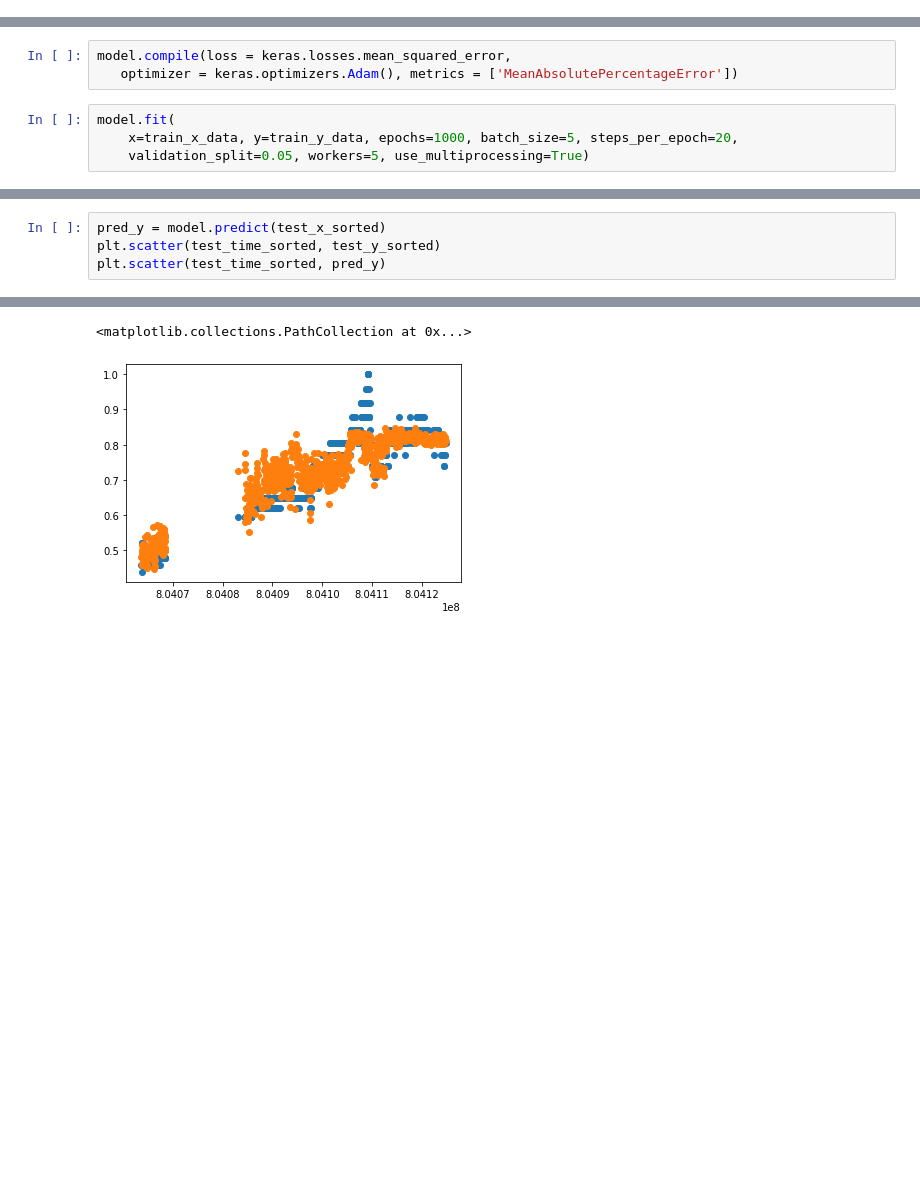
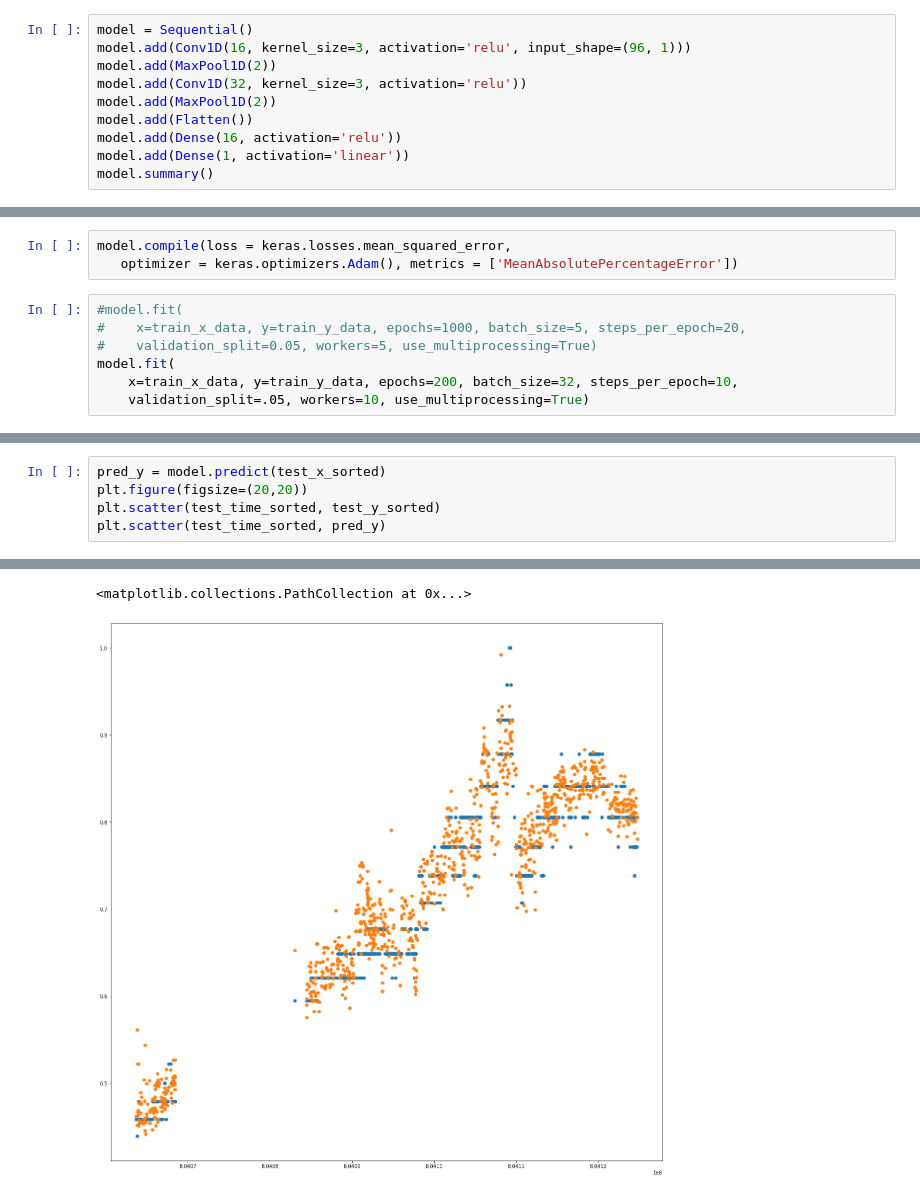
Before and after one commit to AyushmaanAggarwal/qtn-proj-ayu, a Jupyter notebook: CNN_WIND.ipynb, the cells around one changed output, grey strips where cells are left out. Saved outputs shown, nothing was run; the diff lists cells and outputs as text; blank space fills up the shorter version.

```diff
--- a/CNN_WIND.ipynb
+++ b/CNN_WIND.ipynb
@@ -74,0 +51,10 @@ To enable them in other operations, rebuild TensorFlow with the appropriate comp
+# %%
+model = Sequential()
+model.add(Conv1D(16, kernel_size=3, activation='relu', input_shape=(96, 1)))
+model.add(MaxPool1D(2))
+model.add(Conv1D(32, kernel_size=3, activation='relu'))
+model.add(MaxPool1D(2))
+model.add(Flatten())
+model.add(Dense(16, activation='relu'))
+model.add(Dense(1, activation='linear'))
+model.summary()
@@ -152,7 +161,10 @@ test_y_sorted = np.array([d[2]/max(y_data) for d in test_sorted])
 model.compile(loss = keras.losses.mean_squared_error,
    optimizer = keras.optimizers.Adam(), metrics = ['MeanAbsolutePercentageError'])
 # %%
+#model.fit(
+#    x=train_x_data, y=train_y_data, epochs=1000, batch_size=5, steps_per_epoch=20,
+#    validation_split=0.05, workers=5, use_multiprocessing=True)
 model.fit(
-    x=train_x_data, y=train_y_data, epochs=1000, batch_size=5, steps_per_epoch=20,
-    validation_split=0.05, workers=5, use_multiprocessing=True)
+    x=train_x_data, y=train_y_data, epochs=200, batch_size=32, steps_per_epoch=10,
+    validation_split=.05, workers=10, use_multiprocessing=True)
 # %% [output]
@@ -182,5 +194,6 @@ model.evaluate(test_x_data, test_y_data)
 # %%
 pred_y = model.predict(test_x_sorted)
+plt.figure(figsize=(20,20))
 plt.scatter(test_time_sorted, test_y_sorted)
 plt.scatter(test_time_sorted, pred_y)
 # %% [output]
@@ -188,2 +201,2 @@ plt.scatter(test_time_sorted, pred_y)
 <matplotlib.collections.PathCollection at 0x...>
-[figure, old version]
+[figure, new version]
```
Also changed, not shown: parts of 15 cells of this notebook, 1 other file.
